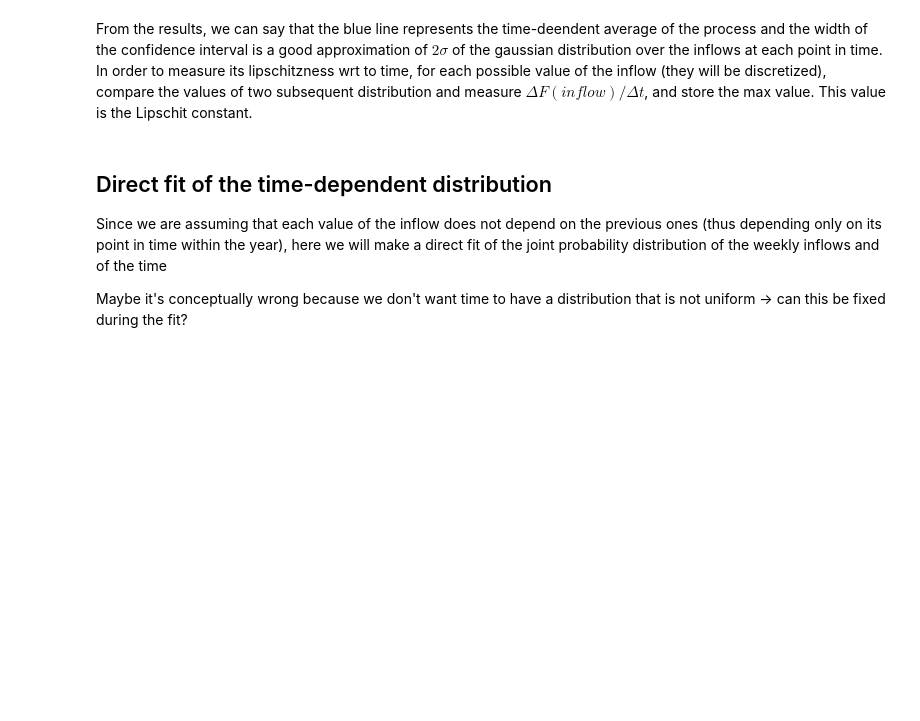
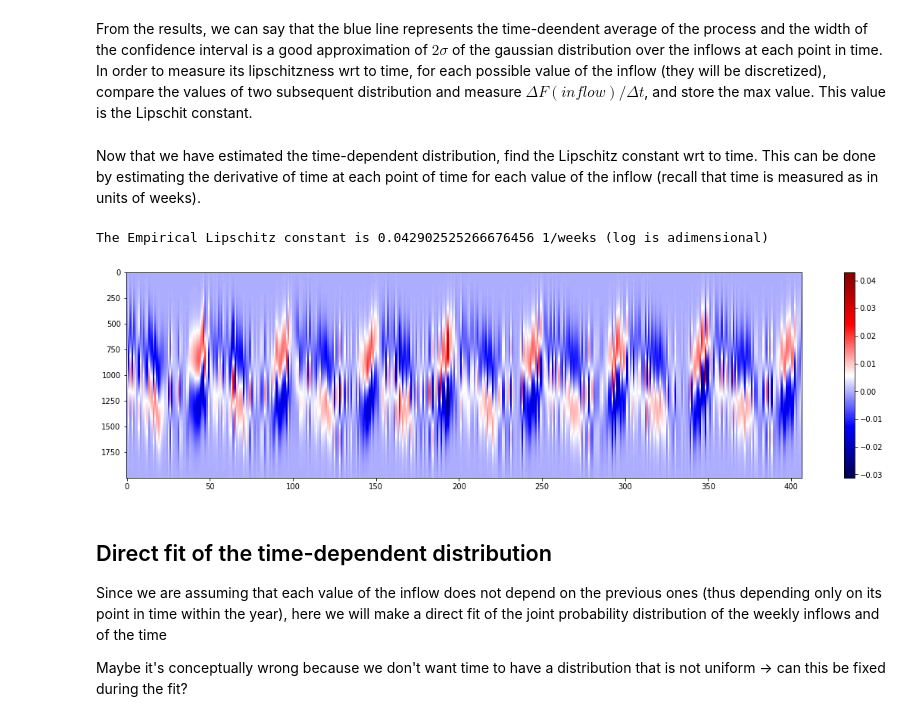
Before and after one commit to francescovidaich964/Como_lake, a Jupyter notebook: Como_Lake_test.ipynb, the cells around one changed output. Drawn from its saved outputs; the diff is of its cells as text; code cells hidden in the pictures; blank space fills up the shorter version.

Commit message:
Computed Lipschitzness in log-space

```diff
--- a/Como_Lake_test.ipynb
+++ b/Como_Lake_test.ipynb
@@ -371,14 +379,14 @@ model = Prophet(yearly_seasonality = 3,
 model.fit(log_inflow_test)
 
 # Build estimated inflows
-inflow_estim = model.predict()
+log_inflow_estim = model.predict()
 
 # Plot fitted components
 #model.plot_components(inflow_estim)
 #plt.show()
 
 # Plot the estimated inflow in the log space
-model.plot(inflow_estim)
+model.plot(log_inflow_estim)
 plt.xlabel('Datetime')
 plt.ylabel('Log of the weekly Inflow')
 plt.show()
@@ -386,6 +394,52 @@ plt.show()
 [figure]
 # %% [markdown]
 From the results, we can say that the blue line represents the time-deendent average of the process and the width of the confidence interval is a good approximation of $2\sigma$ of the gaussian distribution over the inflows at each point in time. In order to measure its lipschitzness wrt to time, for each possible value of the inflow (they will be discretized), compare the values of two subsequent distribution and measure $\Delta F(inflow) / \Delta t$, and store the max value. This value is the Lipschit constant.
+# %%
+# Get gaussian parameters from the results of the fit
+means  = log_inflow_estim['yhat']
+sigmas = (log_inflow_estim['yhat_upper'] - log_inflow_estim['yhat_lower']) / 2
+
+# Get values of the distributions at each point in time
+discretized_inflows = np.linspace(-4,10,2000)
+time_dep_distr = np.zeros((len(inflow_estim), len(discretized_inflows)))
+
+for week in range(len(inflow_estim['yhat'])):
+    current_gaussian = scipy.stats.norm(means[week], sigmas[week])
+    time_dep_distr[week] = current_gaussian.pdf(discretized_inflows)
+
+"""
+# Plot Time-dependent distribution (subsequent gaussians)
+plt.figure(figsize=(20,5))
+plt.imshow(time_dep_distr.T, cmap='ble', interpolation='nearest', aspect='auto')
+plt.colorbar()
+plt.show()
+"""
+print()
+# %% [markdown]
+Now that we have estimated the time-dependent distribution, find the Lipschitz constant wrt to time. This can be done by estimating the derivative of time at each point of time for each value of the inflow (recall that time is measured as in units of weeks).
+# %%
+# Set initial Lipschitz constant and time derivative matrix
+time_derivs = np.zeros((len(inflow_estim)-1, len(discretized_inflows)))
+lip_const = 0
+
+# Compute and store values of the time derivative for each time and inflow
+for i in range(len(discretized_inflows)):
+    for week in range(1,len(inflow_estim['yhat'])):
+
+        # Compute the derivative and check if it is the greatest
+        time_derivs[week-1,i] = time_dep_distr[week,i] - time_dep_distr[week-1,i]
+        if np.abs(time_derivs[week-1,i]) > lip_const:
+            lip_const = np.abs(time_derivs[week-1,i])
+
+# Plot derivatives and result
+print("The Empirical Lipschitz constant is", lip_const, "1/weeks (log is adimensional)")
+plt.figure(figsize=(20,5))
+plt.imshow(time_derivs.T, cmap='seismic', interpolation='nearest', aspect='auto')
+plt.colorbar()
+plt.show()
+# %% [output]
+The Empirical Lipschitz constant is 0.042902525266676456 1/weeks (log is adimensional)
+[figure, added]
 # %%
 # (NOT NEEDED) Plot estimated inflow in the linear space
 """
```
Also changed, not shown: parts of 1 cell of this notebook.
